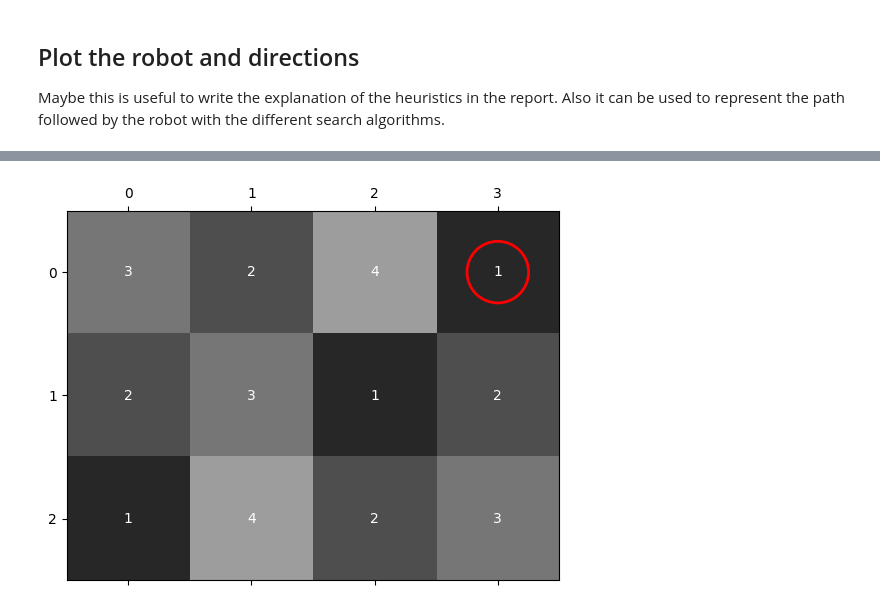
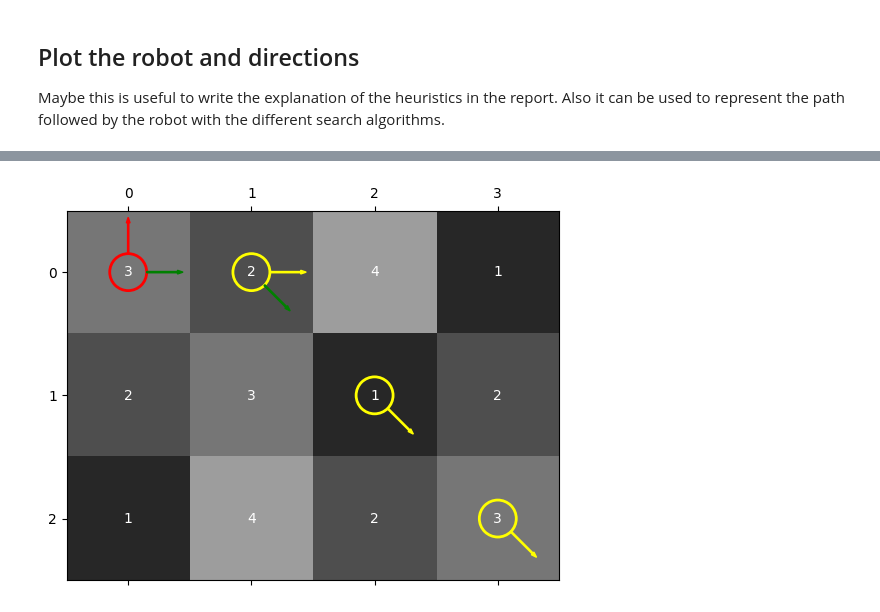
Before and after one commit to antongomez/AIF_P1_SearchAlgorithms, a Jupyter notebook: p1_search.ipynb, the cells around one changed output, grey strips where cells are left out. Drawn from its saved outputs; the diff is of its cells as text; code cells hidden in the pictures.

Commit message:
Functions to plot steps of h2 heuristic

```diff
--- a/p1_search.ipynb
+++ b/p1_search.ipynb
@@ -233,0 +348,5 @@ State 4: (1, 2, 5)
+# %%
+n_rows, n_cols, map, initial, goal = read_input_file("exampleMap.txt")
+sol = run_search_algorithm(mp, breadth_first_graph_search, verbose=False)
+h2_cost, states = _h2((1, 1, 3), (2, 3, 8))
+states
@@ -245,13 +366,16 @@ import numpy as np
 def plot_map(map, normalize=True, initial=None, actions=None, states=None):
     fig, ax = plt.subplots()
 
+    # Define the normalization for the colors
     if normalize:
         norm = Normalize(vmin=np.min(map) - 1, vmax=np.max(map) + 2.5)
     else:
         norm = Normalize(vmin=np.min(map), vmax=np.max(map))
 
+    # Plot the map
     cax = ax.matshow(map, cmap="gray", norm=norm)
 
+    # Add the values of the map
     for i in range(map.shape[0]):
         for j in range(map.shape[1]):
             ax.text(j, i, str(map[i, j]), va="center", ha="center", color="white")
@@ -261,20 +385,70 @@ def plot_map(map, normalize=True, initial=None, actions=None, states=None):
     ax.set_xticklabels(np.arange(map.shape[1]))
     ax.set_yticklabels(np.arange(map.shape[0]))
 
-    if initial:
-        circle = Circle((initial[1], initial[0]), 0.25, color="red", fill=False, linewidth=2)
+    def calculate_start_end_arrow(state):
+        """Auxiliary function to calculate the end of the arrow given a state."""
+        orientation = state[2]
+        if orientation == 0:
+            angle = np.pi / 2
+        elif orientation == 1:
+            angle = np.pi / 4
+        elif orientation == 2:
+            angle = 0
+        elif orientation == 3:
+            angle = -np.pi / 4
+        elif orientation == 4:
+            angle = -np.pi / 2
+        elif orientation == 5:
+            angle = -3 * np.pi / 4
+        elif orientation == 6:
+            angle = np.pi
+        elif orientation == 7:
+            angle = 3 * np.pi / 4
+
+        radius = 0.15
+        start_x = state[1] + radius * np.cos(angle)
+        start_y = state[0] - radius * np.sin(angle)
+
+        radius = 0.25
+        end_x = radius * np.cos(angle)
+        end_y = -radius * np.sin(angle)
+
+        return start_x, start_y, end_x, end_y
+
+    def plot_circle(state, color):
+        circle = Circle((state[1], state[0]), 0.15, color=color, fill=False, linewidth=2)
         ax.add_patch(circle)
 
-    if actions and states:
-        prev_state = initial
-        for actions, state in zip(actions, states):
-            if actions == "turn_left":
-                color = "blue"
-            elif actions == "turn_right":
-                color = "green"
-            elif actions == "move_forward":
-                color = "yellow"
-            # .
+    def plot_arrow(state, color):
+        start_x, start_y, end_x, end_y = calculate_start_end_arrow(state)
+        arrow = FancyArrow(
+            start_x,
+            start_y,
+            end_x,
+            end_y,
+            width=0.01,
+            color=color,
+        )
+        ax.add_patch(arrow)
+
+    # Circle the initial position
+    if initial:
+        plot_circle(initial, "red")
+
+    # Add the actions
+    if states:
+        # Plot the initial orientation with a red arrow
+        prev_state = states[0]
+        plot_arrow(prev_state, "red")
+        # Plot the rest of the actions
+        for state in states[1:]:
+            action = "rotation" if state[2] != prev_state[2] else "move_forward"
+            color = "yellow" if action == "move_forward" else "green"
+            plot_arrow(state, color)
+            if action == "move_forward":
+                circle = Circle((state[1], state[0]), 0.15, color=color, fill=False, linewidth=2)
+                ax.add_patch(circle)
+            prev_state = state
 
     ax.grid(False)
     plt.show()
@@ -282,10 +456,11 @@ def plot_map(map, normalize=True, initial=None, actions=None, states=None):
 
 n_rows, n_cols, map, initial, goal = read_input_file("exampleMap.txt")
 sol = run_search_algorithm(mp, breadth_first_graph_search, verbose=False)
+h2_cost, states = _h2((0, 0, 0), (2, 3, 8))
+print(states)
 plot_map(
     np.array(map),
-    initial=mp.initial,
-    actions=path_actions(sol),
-    states=path_states(sol),
+    initial=states[0],
+    states=states,
 )
 # %% [output]
@@ -295 +468 @@ Running breadth_first_graph_search algorithm
-[figure, old version]
+[figure, new version]
```
Also changed, not shown: parts of 5 cells of this notebook, 1 other file.
